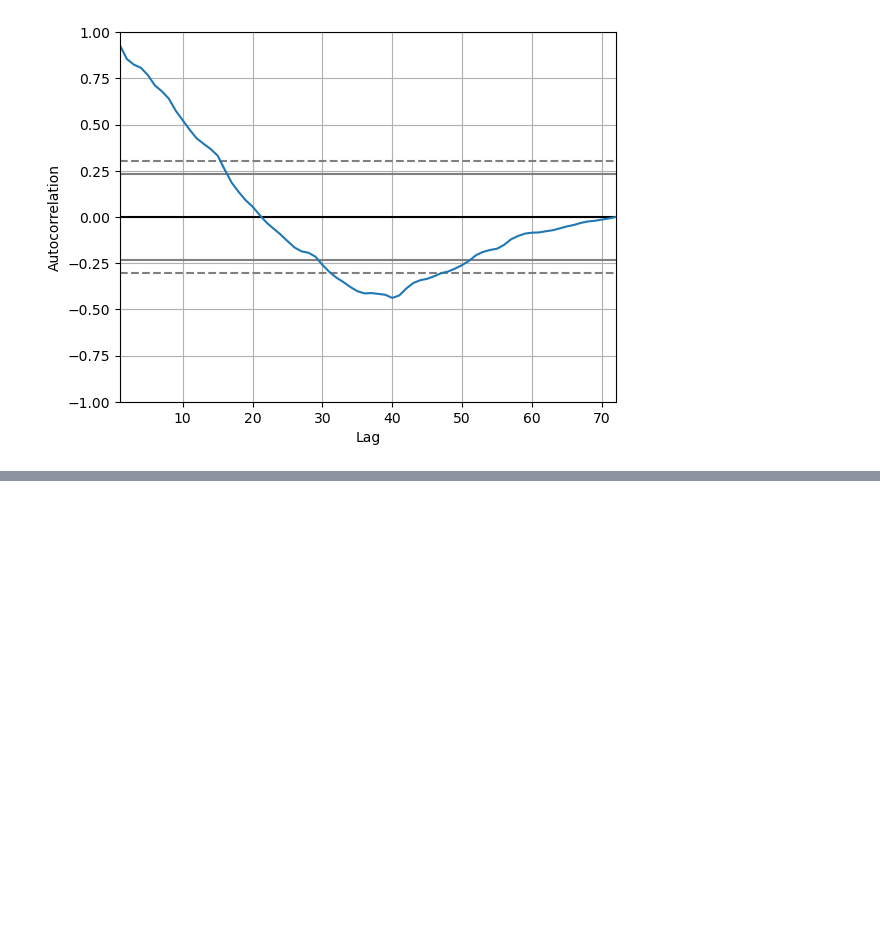
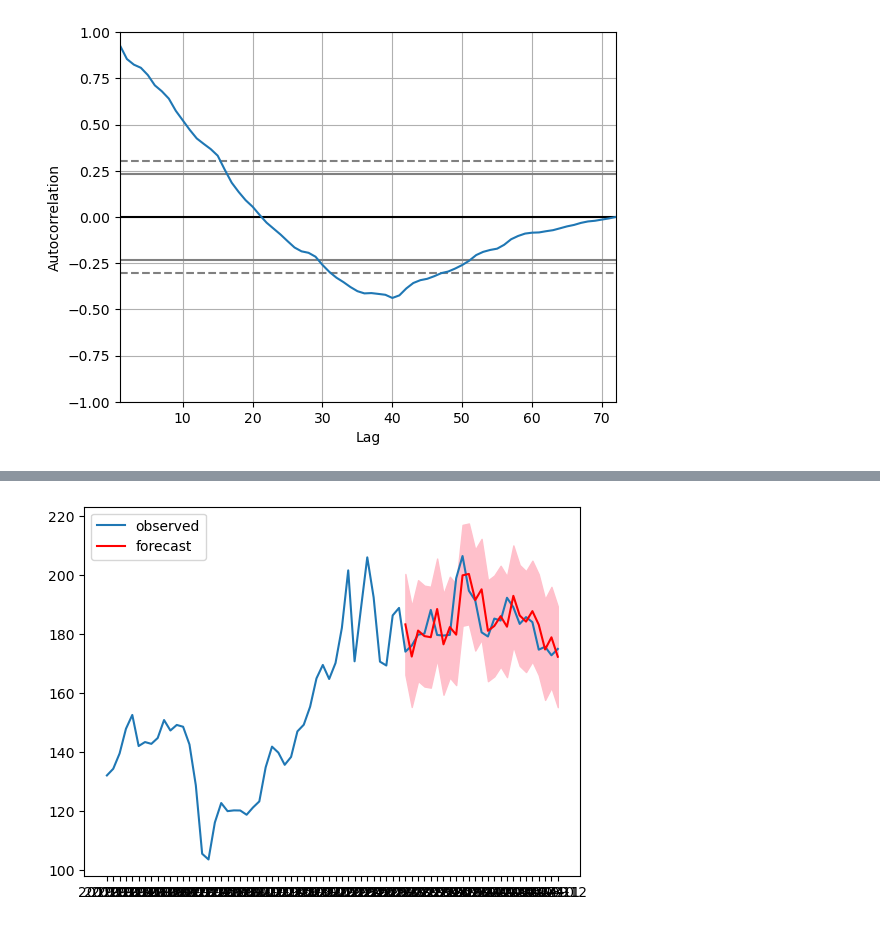
Before and after one commit to moscmh/portfolio, a Jupyter notebook: Time_Series/Perth_Fuel_Forecast/perth_fuel.ipynb, the cells around one changed output, grey strips where cells are left out. Saved outputs shown, nothing was run; the diff lists cells and outputs as text; code cells hidden in the pictures; blank space fills up the shorter version.

```diff
--- a/Time_Series/Perth_Fuel_Forecast/perth_fuel.ipynb
+++ b/Time_Series/Perth_Fuel_Forecast/perth_fuel.ipynb
@@ -243,0 +297,19 @@ max    24.008931
+# %%
+# Forecast (one-step ahead in-sample prediction)
+forecast = model_fit.get_prediction(start=-25)
+# Mean forecast
+mean_forecast = forecast.predicted_mean
+# Confident intervals
+conf_int = forecast.conf_int()
+
+# Plot
+plt.figure()
+plt.plot(df_uni.index.to_series().astype('str'), df_uni, label='observed')
+# Prediction
+plt.plot(mean_forecast.index.to_series().astype('str'), mean_forecast.values, color='red', label='forecast')
+# Uncertainty area
+plt.fill_between(mean_forecast.index.to_series().astype('str'), conf_int['lower price'], conf_int['upper price'], color='pink')
+plt.legend()
+plt.show()
+# %% [output]
+[figure, added]
```
Also changed, not shown: parts of 15 cells of this notebook.
